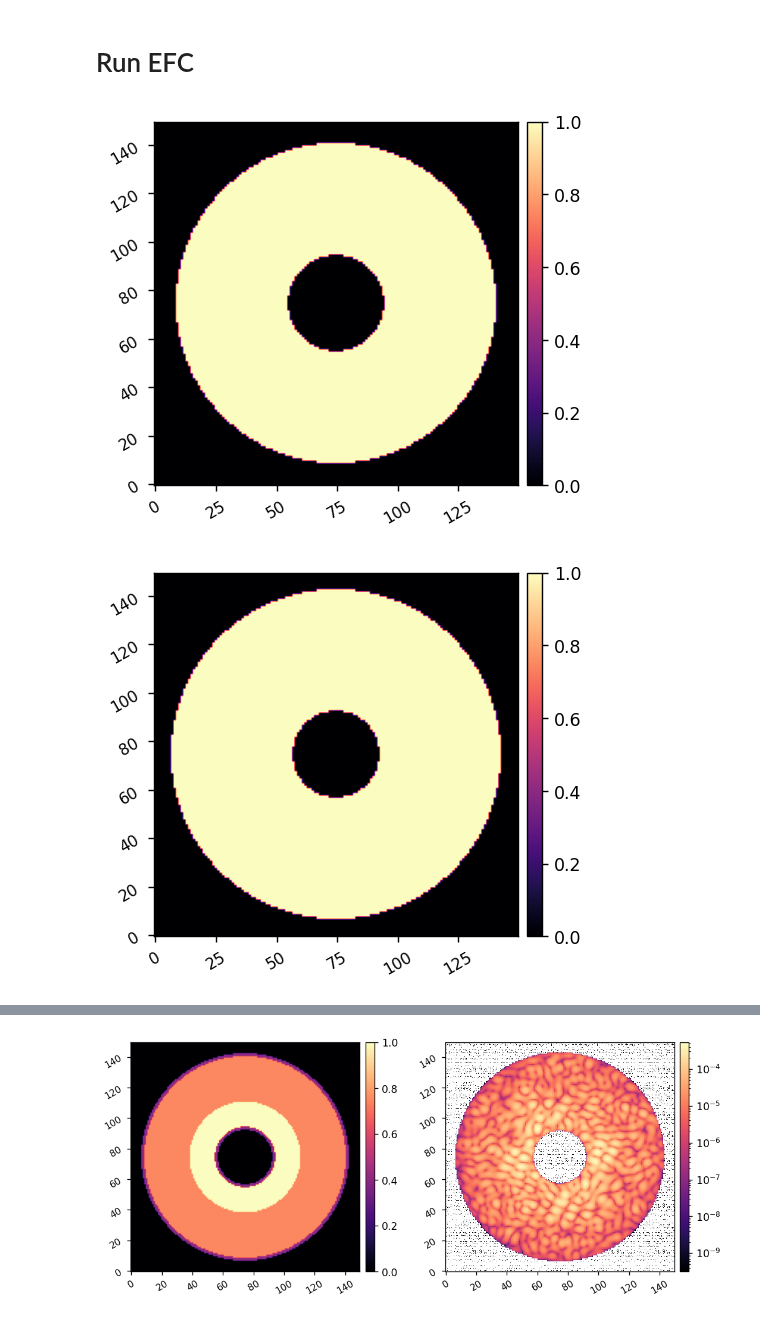
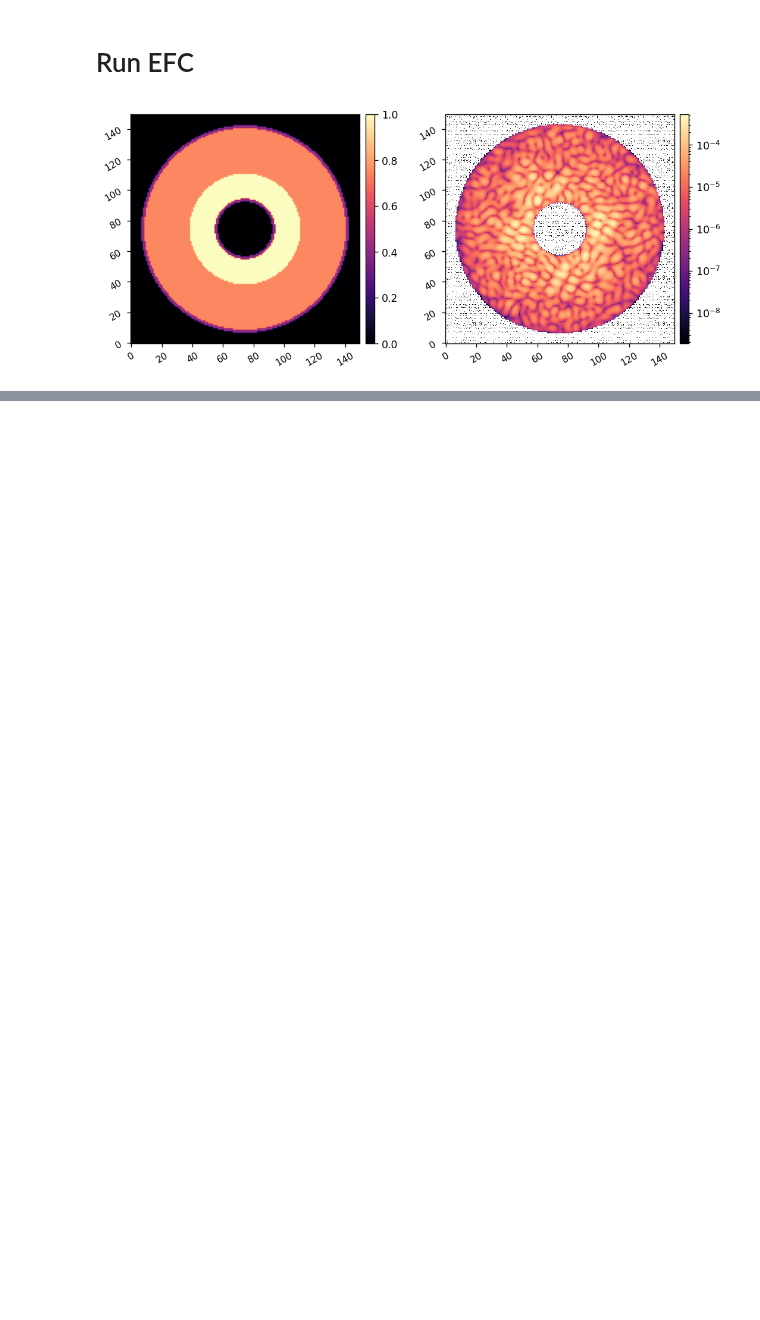
Before and after one commit to kian1377/roman-cgi-iefc, a Jupyter notebook: efc_2dm_spc_wide_825_poke_modes.ipynb, the cells around one changed output, grey strips where cells are left out. Saved outputs shown, nothing was run; the diff lists cells and outputs as text; code cells hidden in the pictures; blank space fills up the shorter version.

```diff
--- a/efc_2dm_spc_wide_825_poke_modes.ipynb
+++ b/efc_2dm_spc_wide_825_poke_modes.ipynb
@@ -150,17 +131,16 @@ ValueError: Axis dimension mismatch
 # Run EFC
 # %%
 reload(utils)
-roi1 = utils.create_annular_focal_plane_mask(mode, inner_radius=6, outer_radius=20, edge=None, plot=True)
-roi2 = utils.create_annular_focal_plane_mask(mode, inner_radius=5.4, outer_radius=20.6, edge=None, plot=True)
-roi3 = utils.create_annular_focal_plane_mask(mode, inner_radius=6, outer_radius=11, edge=None, plot=True)
+roi1 = utils.create_annular_focal_plane_mask(mode, inner_radius=6, outer_radius=20, edge=None)
+roi2 = utils.create_annular_focal_plane_mask(mode, inner_radius=5.4, outer_radius=20.6, edge=None)
+roi3 = utils.create_annular_focal_plane_mask(mode, inner_radius=6, outer_radius=11, edge=None)
 
 relative_weight_1 = 0.75
 relative_weight_2 = 0.4
 weight_map = roi3 + relative_weight_1*(roi1*~roi3) + relative_weight_2*(roi2*~roi1*~roi3)
 control_mask = weight_map>0
 imshow2(weight_map, control_mask*ref_im, lognorm2=True)
 mean_ni = xp.mean(ref_im[control_mask])
 print(mean_ni)
 # %% [output]
-[figure, old version]
+[figure, new version]
-[figure, removed]
@@ -168 +146,0 @@ print(mean_ni)
-[figure, removed]
```
Also changed, not shown: parts of 16 cells of this notebook, 15 other files.
